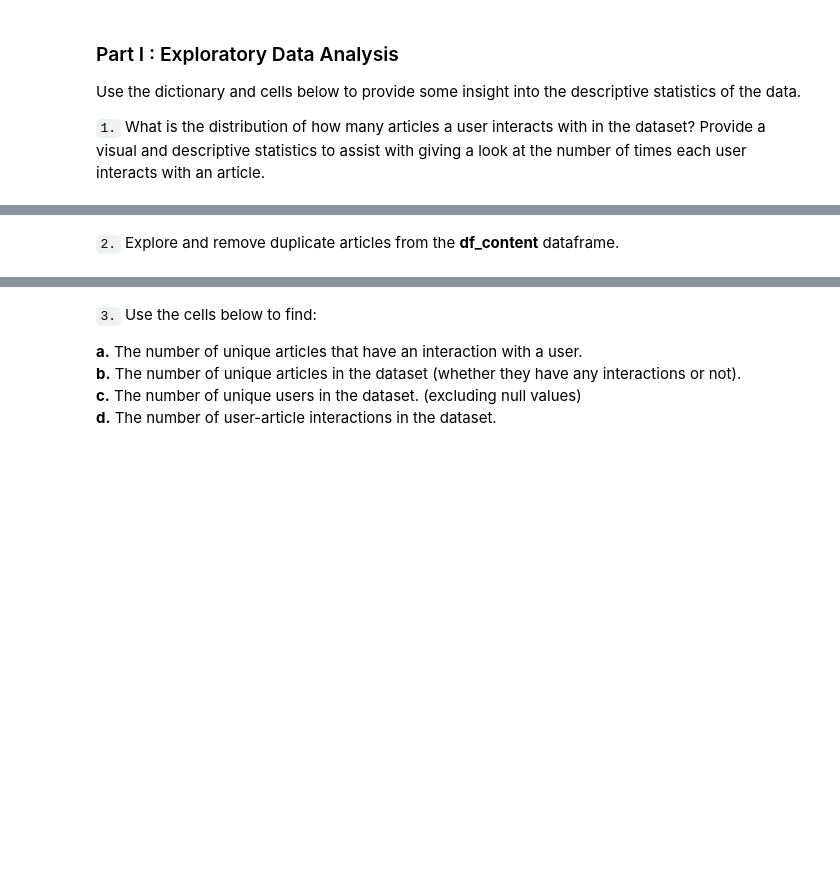
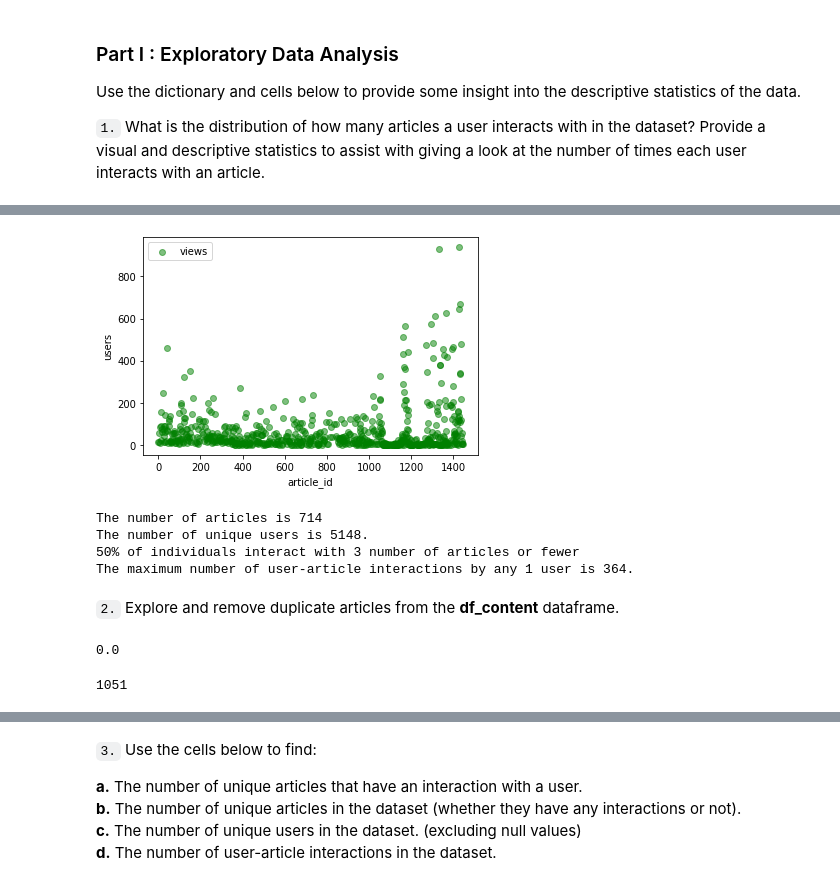
Before and after one commit to tomgtqq/DSND-P3-Recommendations-with-IBM, a Jupyter notebook: Recommendations_with_IBM.ipynb, the cells around one changed output, grey strips where cells are left out. Drawn from its saved outputs; the diff is of its cells as text; code cells hidden in the pictures; blank space fills up the shorter version.

```diff
--- a/Recommendations_with_IBM.ipynb
+++ b/Recommendations_with_IBM.ipynb
@@ -47,7 +111,27 @@ Use the dictionary and cells below to provide some insight into the descriptive
+# %%
+x = article_views['article_id']
+y = article_views['views']
+
+plt.scatter(x, y, c="g", alpha=0.5,
+            label="views")
+plt.xlabel("article_id")
+plt.ylabel("users")
+plt.legend(loc='upper left')
+plt.show()
+# %% [output]
+[figure, added]
 # %%
 # Fill in the median and maximum number of user_article interactios below
-
-median_val = # 50% of individuals interact with ____ number of articles or fewer.
-max_views_by_user = # The maximum number of user-article interactions by any 1 user is ______.
+print("The number of articles is {}".format(df.article_id.nunique()))
+print("The number of unique users is {}.".format(df.email.nunique()))
+print("50% of individuals interact with {} number of articles or fewer".format(int(user_inter.median())))
+print("The maximum number of user-article interactions by any 1 user is {}.".format(user_inter.max()))
+median_val = int(int(user_inter.median()))
+max_views_by_user = int(user_inter.max())
+# %% [output]
+The number of articles is 714
+The number of unique users is 5148.
+50% of individuals interact with 3 number of articles or fewer
+The maximum number of user-article interactions by any 1 user is 364.
 # %% [markdown]
 `2.` Explore and remove duplicate articles from the **df_content** dataframe.
@@ -56,2 +138,12 @@ max_views_by_user = # The maximum number of user-article interactions by any 1 u
+# %%
+#check the missing values
+df_content['article_id'].isna().mean()
+# %% [output]
+0.0
+# %%
+#check the number of unique article
+df_content['article_id'].nunique()
+# %% [output]
+1051
 # %%
 # Remove any rows that have the same article_id - only keep the first
```
Also changed, not shown: parts of 48 cells of this notebook, 1 other file.
